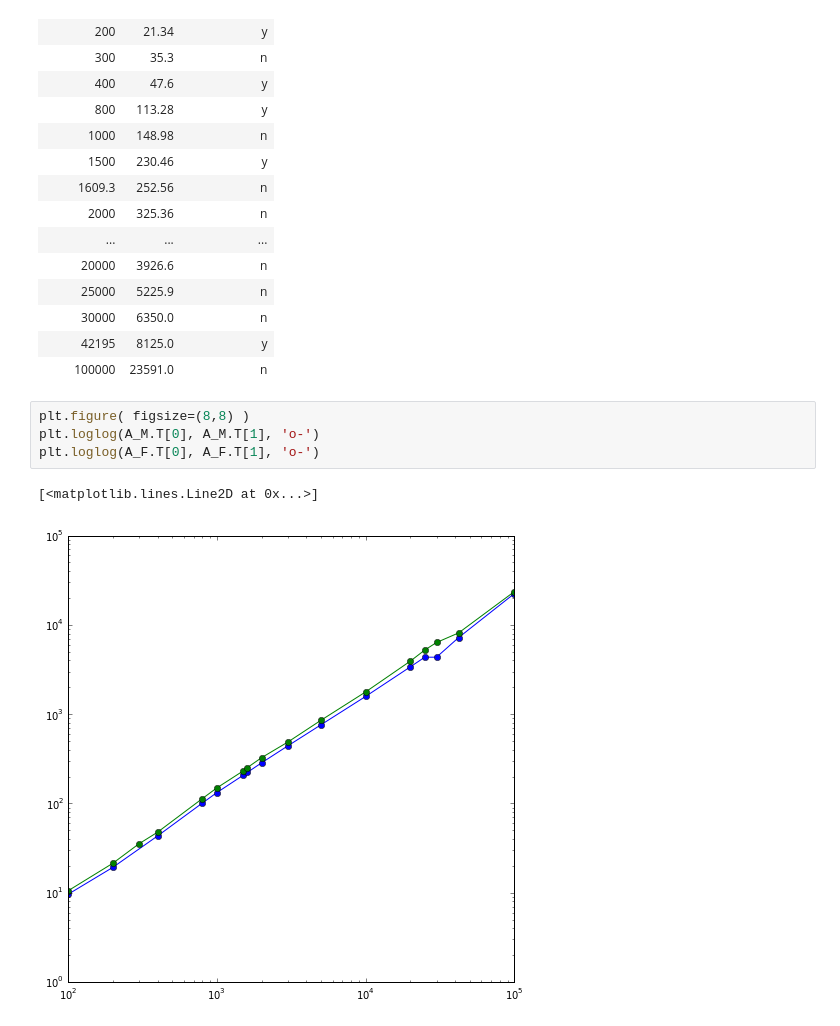
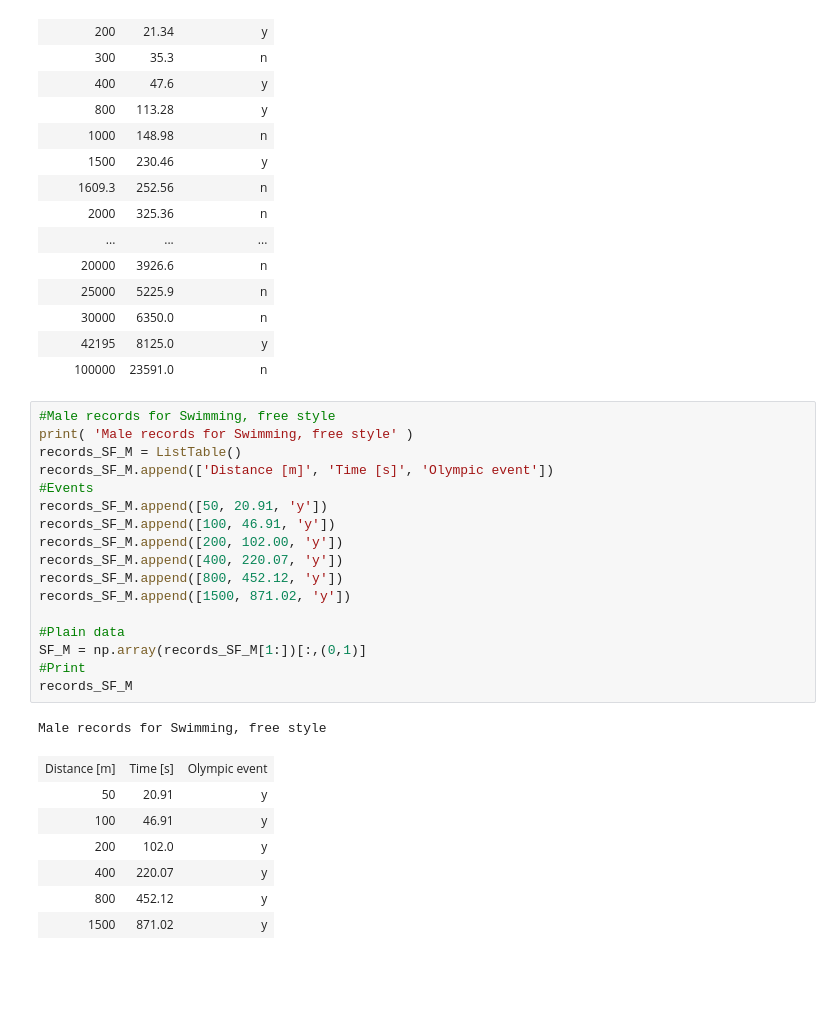
Before and after one commit to sbustamante/DailyScience, a Jupyter notebook: Athletic_Swimming_Equivalence.ipynb, the cells around one changed output. Cells and saved outputs as stored; diff of their text form; blank space fills up the shorter version.

```diff
--- a/Athletic_Swimming_Equivalence.ipynb
+++ b/Athletic_Swimming_Equivalence.ipynb
@@ -127,10 +127,29 @@ Female records for Athletics
 | 30000 | 6350.0 | n |
 | 42195 | 8125.0 | y |
 | 100000 | 23591.0 | n |
-# %%
-plt.figure( figsize=(8,8) )
-plt.loglog(A_M.T[0], A_M.T[1], 'o-')
-plt.loglog(A_F.T[0], A_F.T[1], 'o-')
-# %% [output]
-[<matplotlib.lines.Line2D at 0x...>]
-[figure, removed]
+# %%
+#Male records for Swimming, free style
+print( 'Male records for Swimming, free style' )
+records_SF_M = ListTable()
+records_SF_M.append(['Distance [m]', 'Time [s]', 'Olympic event'])
+#Events
+records_SF_M.append([50, 20.91, 'y'])
+records_SF_M.append([100, 46.91, 'y'])
+records_SF_M.append([200, 102.00, 'y'])
+records_SF_M.append([400, 220.07, 'y'])
+records_SF_M.append([800, 452.12, 'y'])
+records_SF_M.append([1500, 871.02, 'y'])
+
+#Plain data
+SF_M = np.array(records_SF_M[1:])[:,(0,1)]
+#Print
+records_SF_M
+# %% [output]
+Male records for Swimming, free style
+| Distance [m] | Time [s] | Olympic event |
+| 50 | 20.91 | y |
+| 100 | 46.91 | y |
+| 200 | 102.0 | y |
+| 400 | 220.07 | y |
+| 800 | 452.12 | y |
+| 1500 | 871.02 | y |
```
Also changed, not shown: parts of 2 cells of this notebook.
